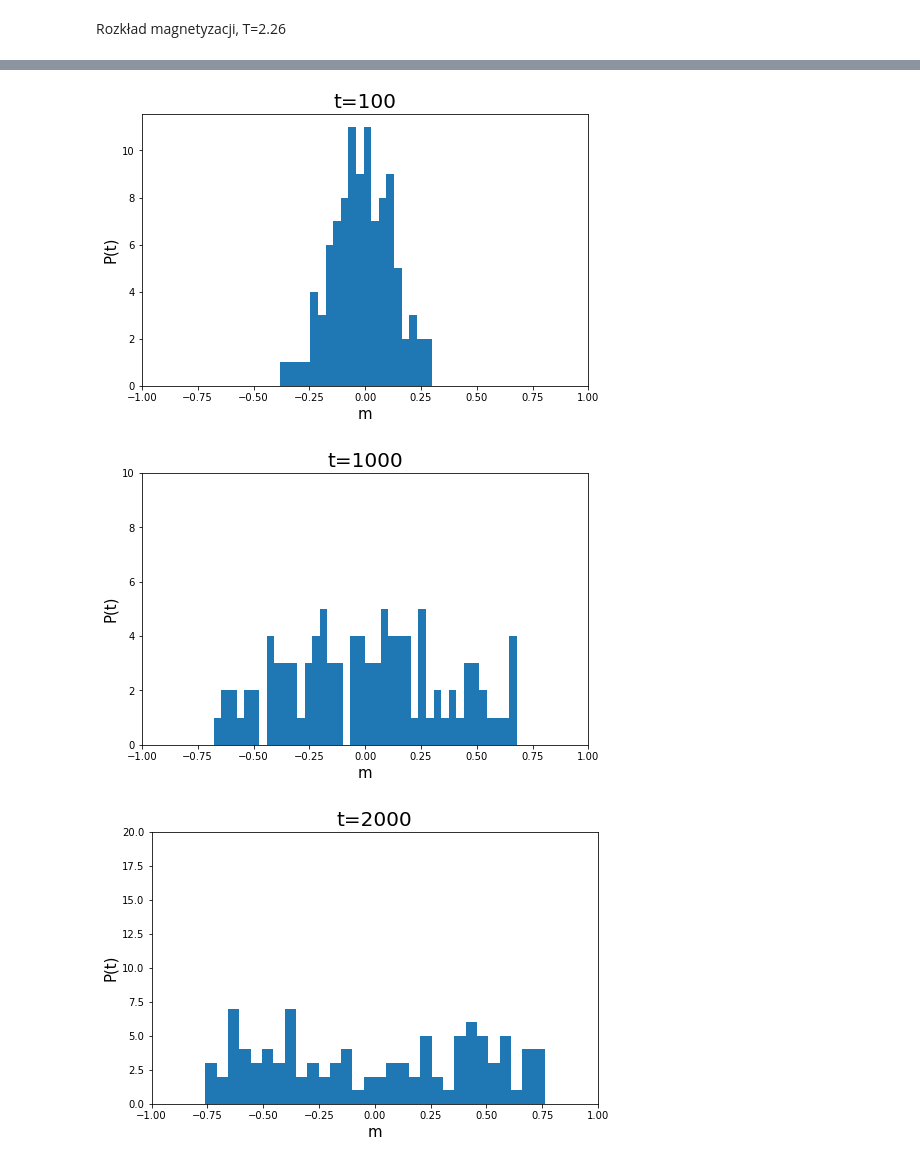
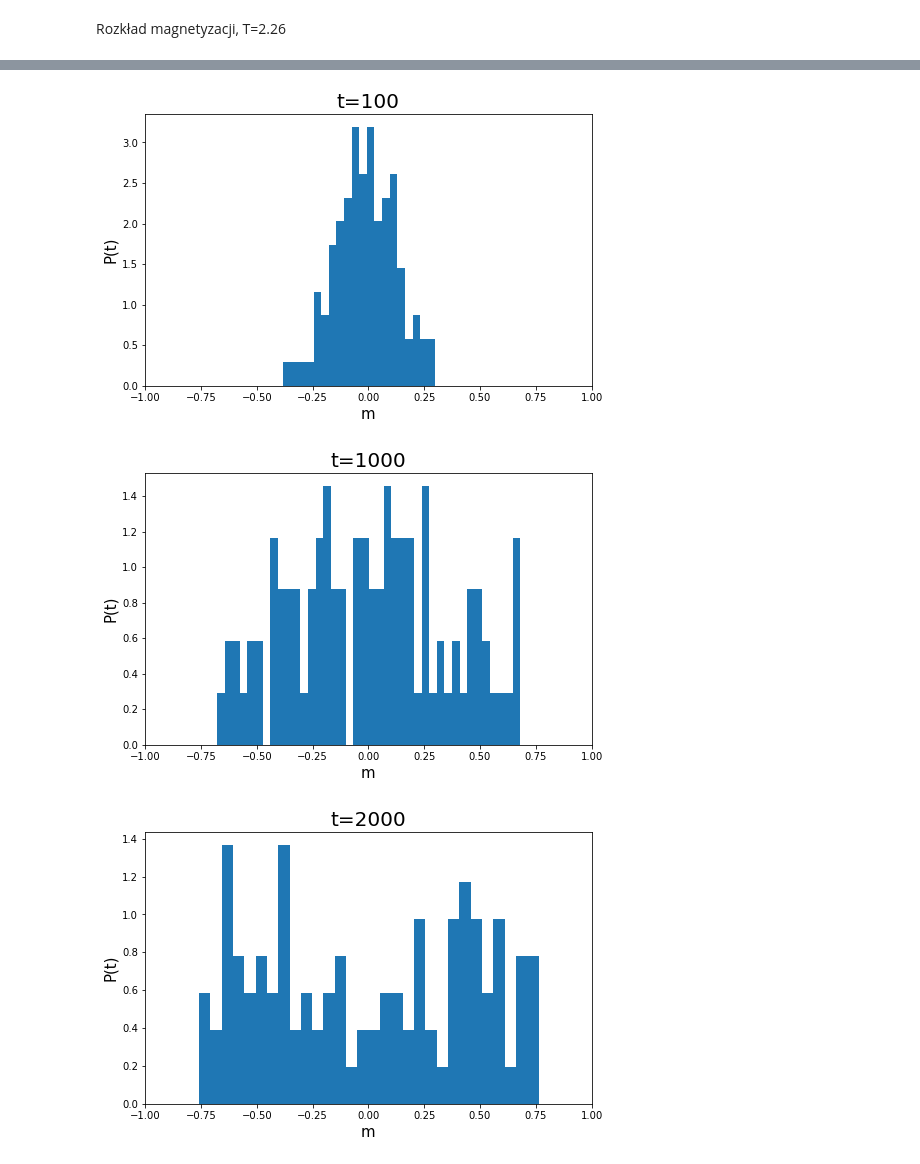
Before and after one commit to Swinkawkrawacie/Fizyka-ukladow-zlozonych, a Jupyter notebook: Generowanie_danych.ipynb, the cells around one changed output, grey strips where cells are left out. Cells and saved outputs as stored; diff of their text form; code cells hidden in the pictures.

```diff
--- a/Generowanie_danych.ipynb
+++ b/Generowanie_danych.ipynb
@@ -642,34 +640,34 @@ plt.savefig('rozklad_mag_226_t0')
 # %%
 plt.figure(figsize=(8,5))
-plt.hist(t1001, bins=20)
+plt.hist(t1001, bins=20, density=True)
 plt.xlim([-1,1])
 plt.title('t=100', fontsize=20)
 plt.xlabel('m', fontsize=15)
 plt.ylabel('P(t)', fontsize=15)
-plt.savefig('rozklad_mag_226_t100')
+plt.savefig('rozklad_mag_226den_t100')
 # %% [output]
-[figure, old version]
+[figure, new version]
 # %%
 plt.figure(figsize=(8,5))
-plt.hist(t10001, bins=40)
+plt.hist(t10001, bins=40, density=True)
 plt.xlim([-1,1])
-plt.ylim([0,10])
+#plt.ylim([0,10])
 plt.title('t=1000', fontsize=20)
 plt.xlabel('m', fontsize=15)
 plt.ylabel('P(t)', fontsize=15)
-plt.savefig('rozklad_mag_226_t1000')
+plt.savefig('rozklad_mag_226den_t1000')
 # %% [output]
-[figure, old version]
+[figure, new version]
 # %%
 plt.figure(figsize=(8,5))
-plt.hist(t20001, bins=30)
+plt.hist(t20001, bins=30, density=True)
 plt.xlim([-1,1])
-plt.ylim([0,20])
+#plt.ylim([0,20])
 plt.title('t=2000', fontsize=20)
 plt.xlabel('m', fontsize=15)
 plt.ylabel('P(t)', fontsize=15)
-plt.savefig('rozklad_mag_226_t2000')
+plt.savefig('rozklad_mag_226den_t2000')
 # %% [output]
-[figure, old version]
+[figure, new version]
 # %%
 plt.figure(figsize=(8,5))
```
Also changed, not shown: parts of 19 cells of this notebook, 2 other files.
